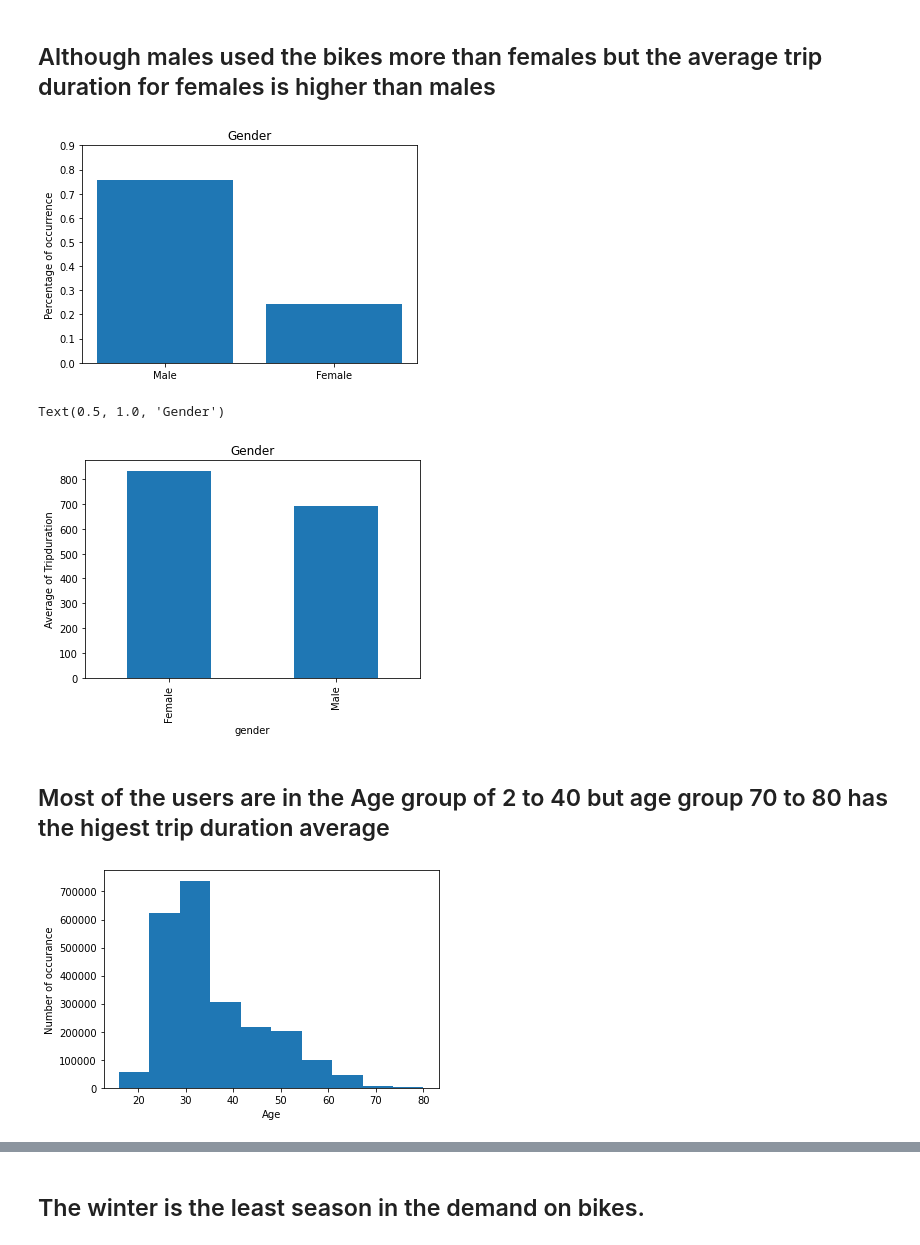
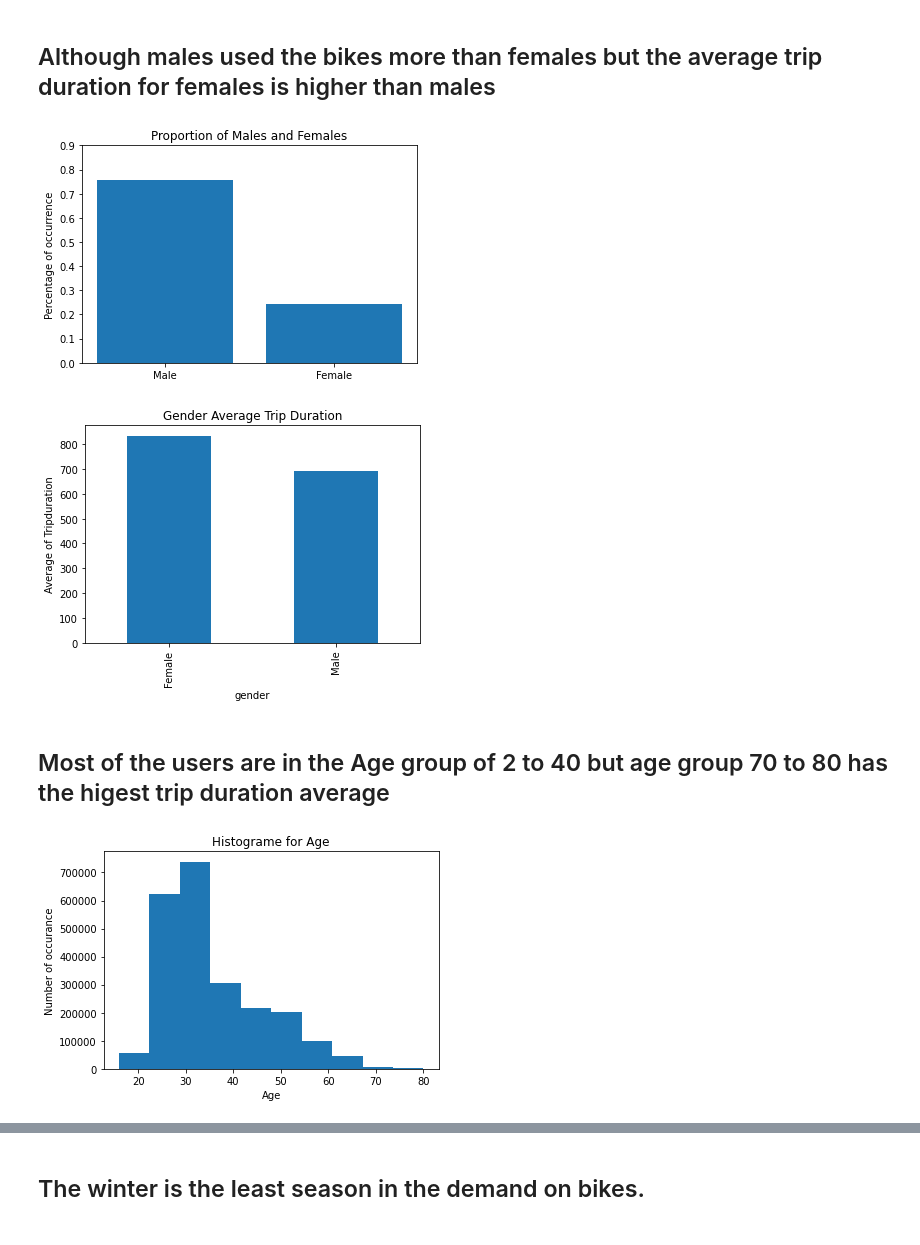
Before and after one commit to helmogey/Divvy-bicycle-sharing-service-dataset_investigation, a Jupyter notebook: slide_deck_Divvy_bicycle_sharing_service_Data.ipynb, the cells around one changed output, grey strips where cells are left out. Drawn from its saved outputs; the diff is of its cells as text; code cells hidden in the pictures.

```diff
--- a/slide_deck_Divvy_bicycle_sharing_service_Data.ipynb
+++ b/slide_deck_Divvy_bicycle_sharing_service_Data.ipynb
@@ -44,25 +44,25 @@ df = pd.read_csv("all_files_compined_after_cleaning.csv")
 # %%
 plt.bar(list(set(df.gender)),df.gender.value_counts()/df.gender.value_counts().sum());
 plt.ylabel("Percentage of occurrence");
-plt.title("Gender")
+plt.title("Proportion of Males and Females");
 plt.yticks(np.arange(0, 1, step=0.1));
 # %% [output]
-[figure, old version]
+[figure, new version]
 # %%
 df.groupby("gender")["tripduration"].mean().plot(kind = "bar");
 plt.ylabel("Average of Tripduration");
-plt.title("Gender");
+plt.title("Gender Average Trip Duration");
 # %% [output]
-Text(0.5, 1.0, 'Gender')
-[figure, old version]
+[figure, new version]
 # %% [markdown]
 ## Most of the users are in the Age group of 2 to 40 but age group 70 to 80 has the higest trip duration average
 # %%
 plt.hist(df.Age);
 plt.xlabel("Age");
 plt.ylabel("Number of occurance");
+plt.title("Histograme for Age");
 # %% [output]
-[figure, old version]
+[figure, new version]
 # %%
 Age_labels = ["0 to 20","20 to 30","30 to 40","40 to 50","50 to 60","60 to 70","70 to 80"]
 
```
Also changed, not shown: parts of 7 cells of this notebook, 4 other files.
